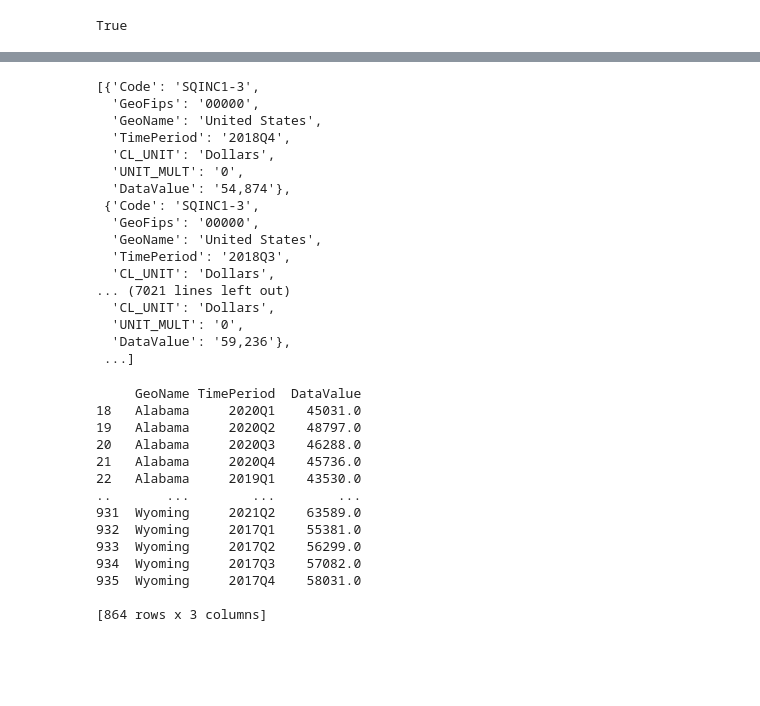
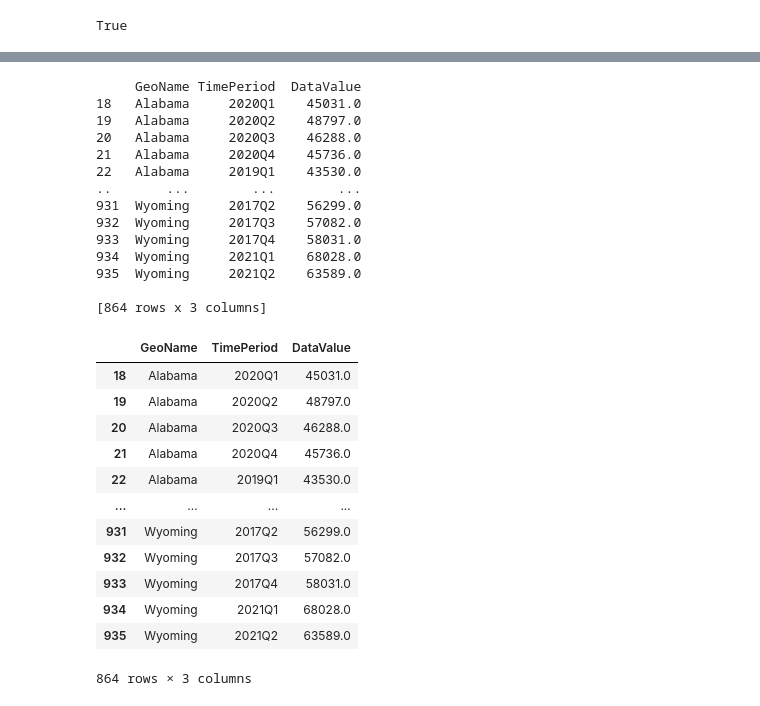
Before and after one commit to Abhishikaf/Inner_Emerging_Markets_Analyzer, a Jupyter notebook: bea_api_call.ipynb, the cells around one changed output, grey strips where cells are left out. Drawn from its saved outputs; the diff is of its cells as text; code cells hidden in the pictures; blank space fills up the shorter version.

```diff
--- a/bea_api_call.ipynb
+++ b/bea_api_call.ipynb
@@ -299,23 +194,3 @@ Name: DataValue, Length: 1080, dtype: float64
-# %%
-personal_income_by_state_5year["BEAAPI"]["Results"]["Data"]
-# %% [output]
-[{'Code': 'SQINC1-3',
-  'GeoFips': '00000',
-  'GeoName': 'United States',
-  'TimePeriod': '2018Q4',
-  'CL_UNIT': 'Dollars',
-  'UNIT_MULT': '0',
-  'DataValue': '54,874'},
- {'Code': 'SQINC1-3',
-  'GeoFips': '00000',
-  'GeoName': 'United States',
-  'TimePeriod': '2018Q3',
-  'CL_UNIT': 'Dollars',
-... (7021 lines left out)
-  'CL_UNIT': 'Dollars',
-  'UNIT_MULT': '0',
-  'DataValue': '59,236'},
- ...]
 # %%
 # Filter the dataframe to get just the states
 
@@ -323,8 +198,8 @@ list_of_states = [ 'Alabama', 'Alaska', 'Arizona', 'Arkansas', 'California', 'Co
                    'New Mexico', 'New York', 'North Carolina', 'North Dakota', 'Ohio', 'Oklahoma', 'Oregon', 'Pennsylvania', 'Rhode Island',
                    'South Carolina', 'South Dakota', 'Tennessee', 'Texas', 'Utah', 'Vermont', 'Virginia', 'Washington', 'West Virginia',                            'Wisconsin', 'Wyoming']
 
-personal_income_state_filter = personal_income_by_state_5year_unsorted['GeoName'].isin(list_of_states)
-personal_income_filter_by_state = personal_income_by_state_5year_unsorted[personal_income_state_filter]
+personal_income_state_filter = personal_income_by_state_5year['GeoName'].isin(list_of_states)
+personal_income_filter_by_state = personal_income_by_state_5year[personal_income_state_filter]
 print(personal_income_filter_by_state)
 # %% [output]
      GeoName TimePeriod  DataValue
@@ -334,13 +209,29 @@ print(personal_income_filter_by_state)
 21   Alabama     2020Q4    45736.0
 22   Alabama     2019Q1    43530.0
 ..       ...        ...        ...
-931  Wyoming     2021Q2    63589.0
-932  Wyoming     2017Q1    55381.0
-933  Wyoming     2017Q2    56299.0
-934  Wyoming     2017Q3    57082.0
-935  Wyoming     2017Q4    58031.0
+931  Wyoming     2017Q2    56299.0
+932  Wyoming     2017Q3    57082.0
+933  Wyoming     2017Q4    58031.0
+934  Wyoming     2021Q1    68028.0
+935  Wyoming     2021Q2    63589.0
 
 [864 rows x 3 columns]
+# %%
+personal_income_filter_by_state
+# %% [output]
+|  | GeoName | TimePeriod | DataValue |
+| 18 | Alabama | 2020Q1 | 45031.0 |
+| 19 | Alabama | 2020Q2 | 48797.0 |
+| 20 | Alabama | 2020Q3 | 46288.0 |
+| 21 | Alabama | 2020Q4 | 45736.0 |
+| 22 | Alabama | 2019Q1 | 43530.0 |
+| ... | ... | ... | ... |
+| 931 | Wyoming | 2017Q2 | 56299.0 |
+| 932 | Wyoming | 2017Q3 | 57082.0 |
+| 933 | Wyoming | 2017Q4 | 58031.0 |
+| 934 | Wyoming | 2021Q1 | 68028.0 |
+| 935 | Wyoming | 2021Q2 | 63589.0 |
+864 rows × 3 columns
 # %%
 # Calculating a float equivalent of the quarters by iterating into the dataframe
 personal_income_by_state_time_wt = personal_income_filter_by_state
```
Also changed, not shown: parts of 18 cells of this notebook, 1 other file.
